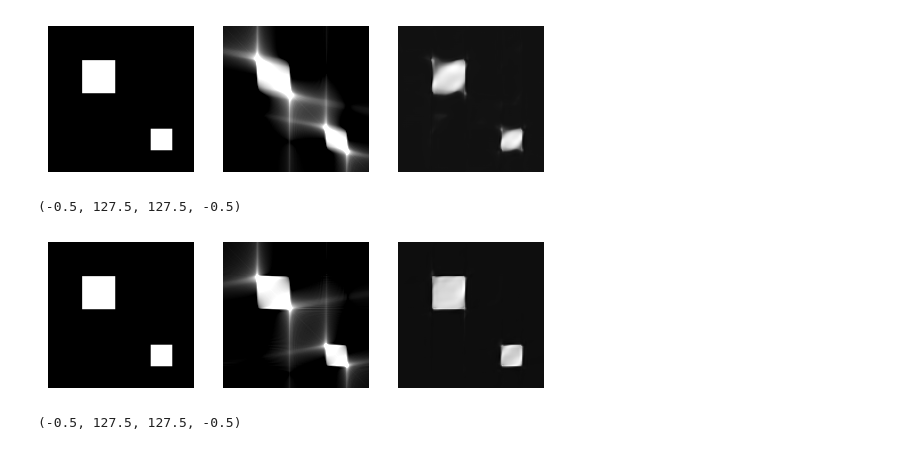
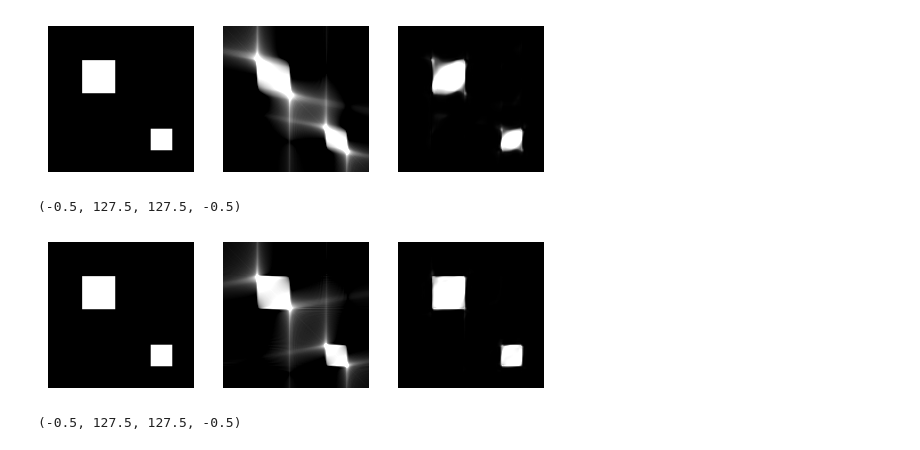
Before and after one commit to lowrank/robustness-limited-angle-tomography, a Jupyter notebook: experiments/examples.ipynb, the cells around one changed output. Cells and saved outputs as stored; diff of their text form; code cells hidden in the pictures.

Commit message:
update images with clipping

```diff
--- a/experiments/examples.ipynb
+++ b/experiments/examples.ipynb
@@ -362,31 +362,31 @@ plt.axis('off')
 # %%
 x_mat = scipy.io.loadmat(os.path.join('misc', 'sq_test_fbp100'))
 x_train = x_mat['H']
 
 
 y_mat = scipy.io.loadmat(os.path.join('misc', 'sq_test_original'))
 y_train = y_mat['M']
 
 x_data = torch.tensor(x_train).unsqueeze(dim=0).unsqueeze(dim=0).float().to(device)
 y_data = torch.tensor(y_train).unsqueeze(dim=0).unsqueeze(dim=0).float().to(device)
 
 with torch.no_grad():
 
     y_pred_data = model100(x_data)
 
 fig = plt.figure()
 ax = fig.add_subplot(1, 3, 1)
 plt.imshow(y_data[0,0].cpu(),cmap='gray')
 plt.axis('off')
 ax = fig.add_subplot(1, 3, 2)
 plt.imshow(x_data[0,0].cpu(),vmin=0,vmax=1, cmap='gray')
 plt.axis('off')
 ax = fig.add_subplot(1, 3, 3)
-plt.imshow(y_pred_data[0, 0].cpu(), cmap='gray')
+plt.imshow(y_pred_data[0, 0].cpu(),vmin=0, vmax=1, cmap='gray')
 plt.axis('off')
 # %% [output]
 (-0.5, 127.5, 127.5, -0.5)
-[figure, old version]
+[figure, new version]
 # %%
 x_mat = scipy.io.loadmat(os.path.join('misc', 'sq_test_fbp120'))
 x_train = x_mat['H']
```
Also changed, not shown: parts of 4 cells of this notebook, 7 other files.
